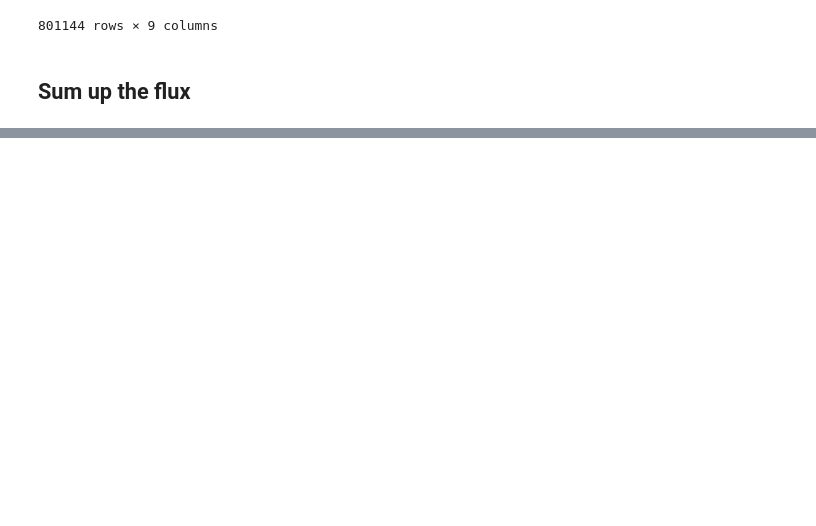
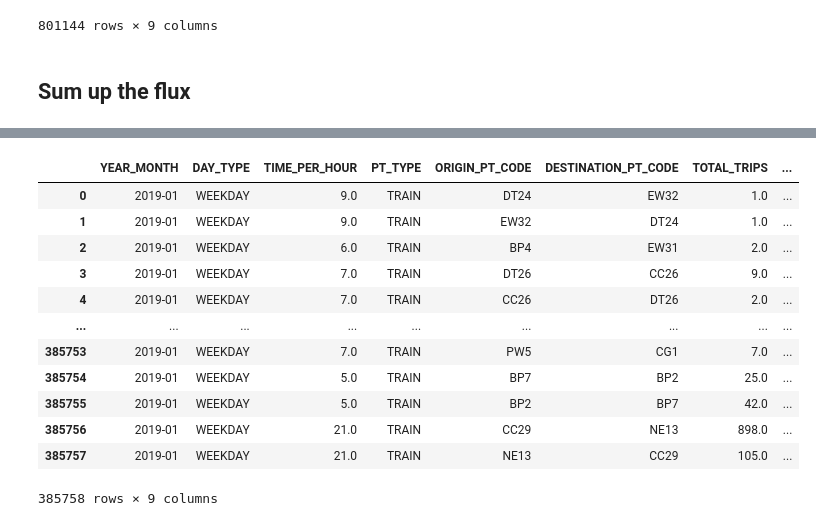
Before and after one commit to Pawpaw497/MPT-project, a Jupyter notebook: pop_flux_2019.ipynb, the cells around one changed output, grey strips where cells are left out. Cells and saved outputs as stored; diff of their text form; code cells hidden in the pictures; blank space fills up the shorter version.

```diff
--- a/pop_flux_2019.ipynb
+++ b/pop_flux_2019.ipynb
@@ -370,0 +409,17 @@ T_i.to_csv(path+'/Total_flux_2019.csv')
+# %%
+train_vol_WD=train_vol.mask(train_vol['DAY_TYPE']=='WEEKENDS/HOLIDAY').dropna().reset_index(drop=True)
+train_vol_WD
+# %% [output]
+|  | YEAR_MONTH | DAY_TYPE | TIME_PER_HOUR | PT_TYPE | ORIGIN_PT_CODE | DESTINATION_PT_CODE | TOTAL_TRIPS | ... |
+| 0 | 2019-01 | WEEKDAY | 9.0 | TRAIN | DT24 | EW32 | 1.0 | ... |
+| 1 | 2019-01 | WEEKDAY | 9.0 | TRAIN | EW32 | DT24 | 1.0 | ... |
+| 2 | 2019-01 | WEEKDAY | 6.0 | TRAIN | BP4 | EW31 | 2.0 | ... |
+| 3 | 2019-01 | WEEKDAY | 7.0 | TRAIN | DT26 | CC26 | 9.0 | ... |
+| 4 | 2019-01 | WEEKDAY | 7.0 | TRAIN | CC26 | DT26 | 2.0 | ... |
+| ... | ... | ... | ... | ... | ... | ... | ... | ... |
+| 385753 | 2019-01 | WEEKDAY | 7.0 | TRAIN | PW5 | CG1 | 7.0 | ... |
+| 385754 | 2019-01 | WEEKDAY | 5.0 | TRAIN | BP7 | BP2 | 25.0 | ... |
+| 385755 | 2019-01 | WEEKDAY | 5.0 | TRAIN | BP2 | BP7 | 42.0 | ... |
+| 385756 | 2019-01 | WEEKDAY | 21.0 | TRAIN | CC29 | NE13 | 898.0 | ... |
+| 385757 | 2019-01 | WEEKDAY | 21.0 | TRAIN | NE13 | CC29 | 105.0 | ... |
+385758 rows × 9 columns
```
Also changed, not shown: parts of 7 cells of this notebook, 12 other files.
